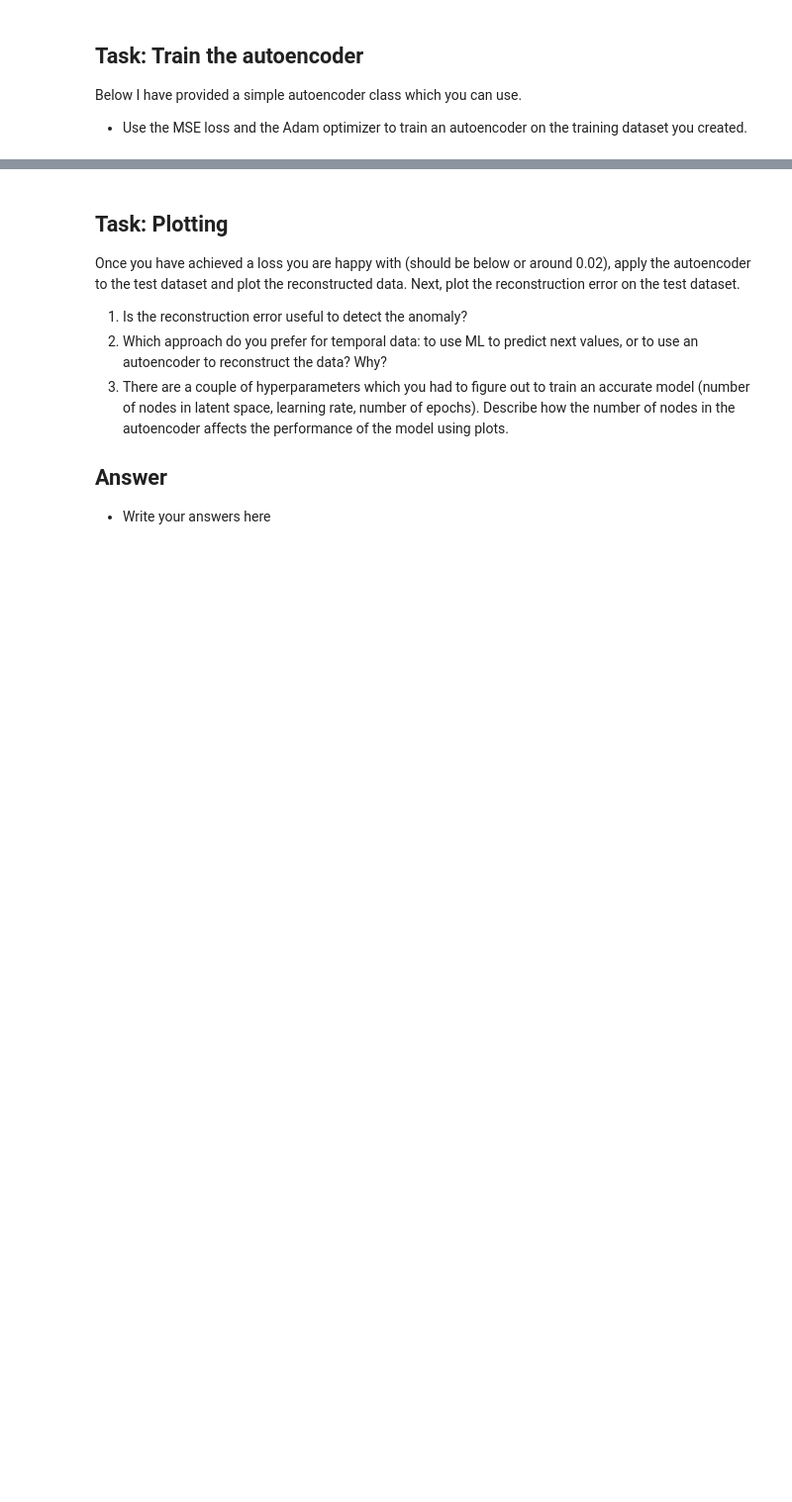
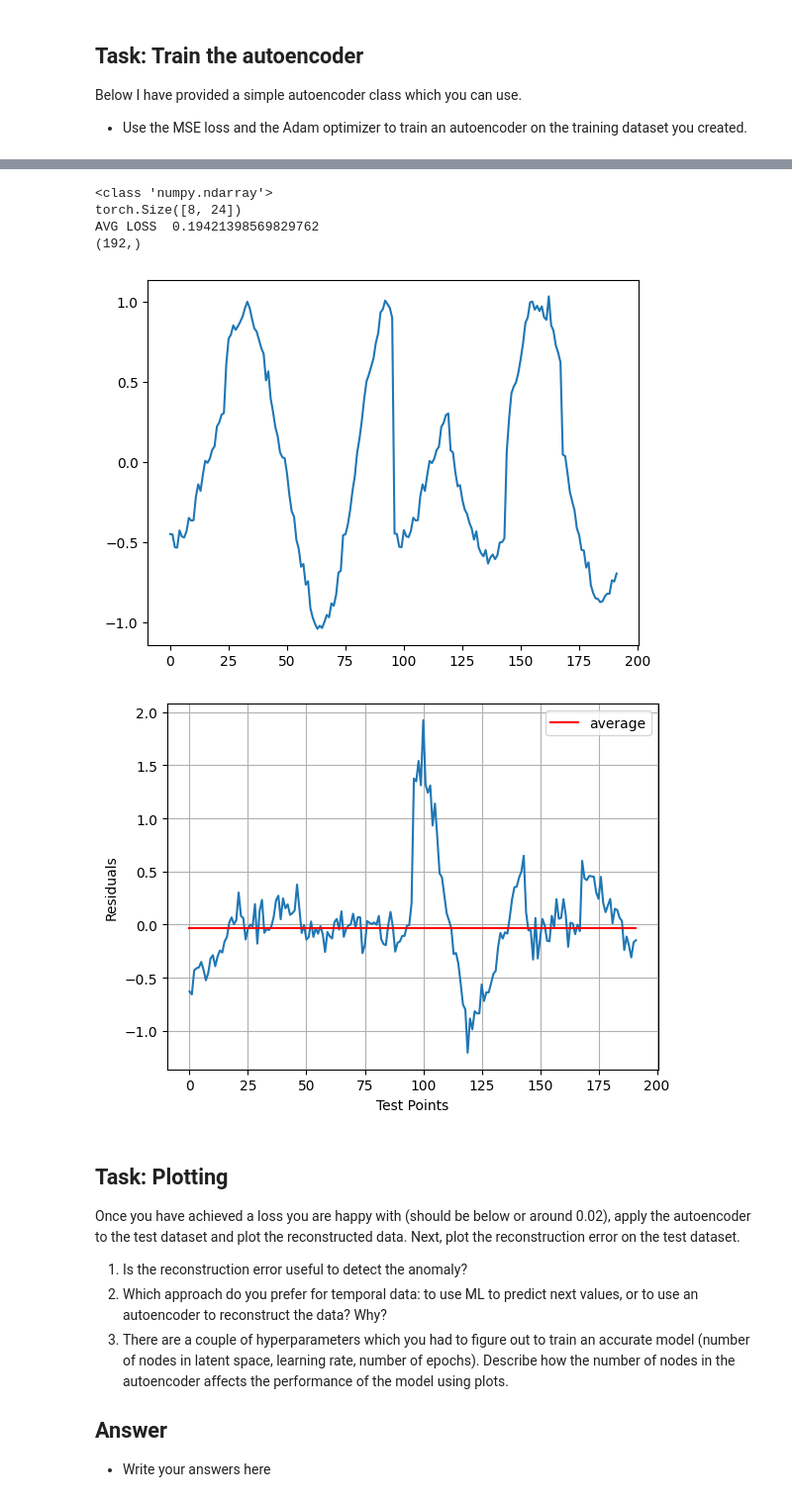
Before and after one commit to filippocasari/AS1SecML, a Jupyter notebook: AS1SecurityML.ipynb, the cells around one changed output, grey strips where cells are left out. Shown at 99% size. Saved outputs shown, nothing was run; the diff lists cells and outputs as text; code cells hidden in the pictures; blank space fills up the shorter version.

```diff
--- a/AS1SecurityML.ipynb
+++ b/AS1SecurityML.ipynb
@@ -484,3 +557,37 @@ optimizer = None
+# %%
+model.eval()
+print(type(test))
+#print(test_x.shape)
+test_loss =0.
+recostracted_data = []
+
+with torch.no_grad():
+
+    for data in test_x:
+        out = model(data)
+        recostracted_data.append(torch.Tensor.cpu(out).numpy())
+        loss = loss_fn(out, data)
+        test_loss += loss.item()
+    print("AVG LOSS ", test_loss/len(test_x))
+recostracted_data=np.array(recostracted_data).flatten()
+print(recostracted_data.shape)
+plt.plot(recostracted_data)
+plt.grid()
+plt.show()
+plt.grid()
+plt.plot(test[:192]-recostracted_data)
+plt.plot(np.full(192, np.average(recostracted_data)),  color='r', label="average")
+plt.legend()
+plt.xlabel("Test Points")
+plt.ylabel("Residuals")
+plt.show()
+# %% [output]
+<class 'numpy.ndarray'>
+torch.Size([8, 24])
+AVG LOSS  0.19421398569829762
+(192,)
+[figure, added]
+[figure, added]
 # %% [markdown]
 ## Task: Plotting
 Once you have achieved a loss you are happy with (should be below or around 0.02), apply the autoencoder to the test dataset and plot the reconstructed data.
```
Also changed, not shown: parts of 8 cells of this notebook.
